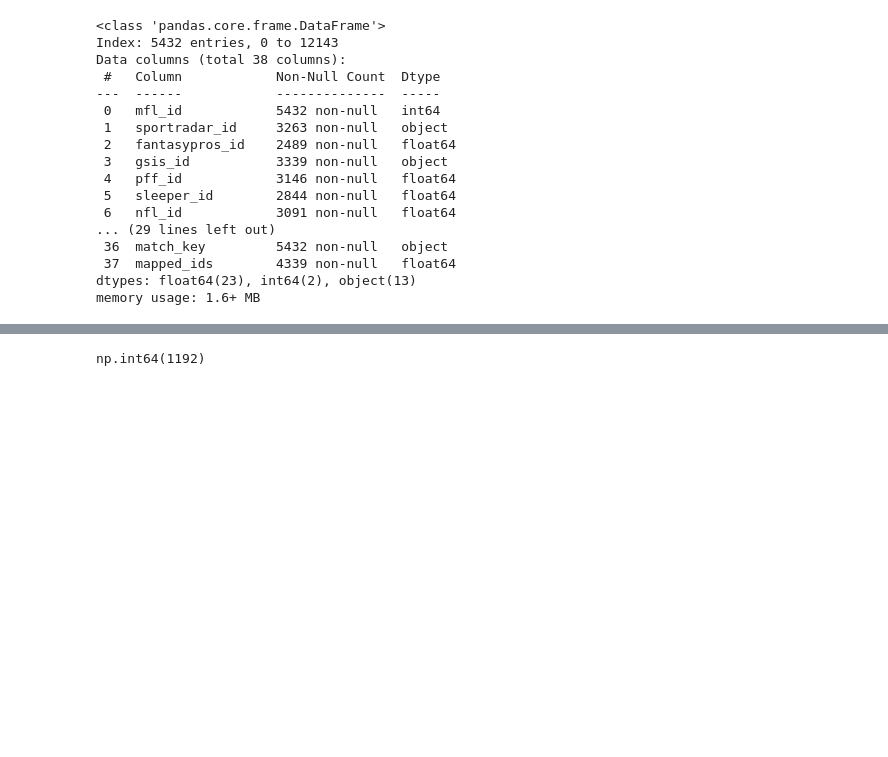
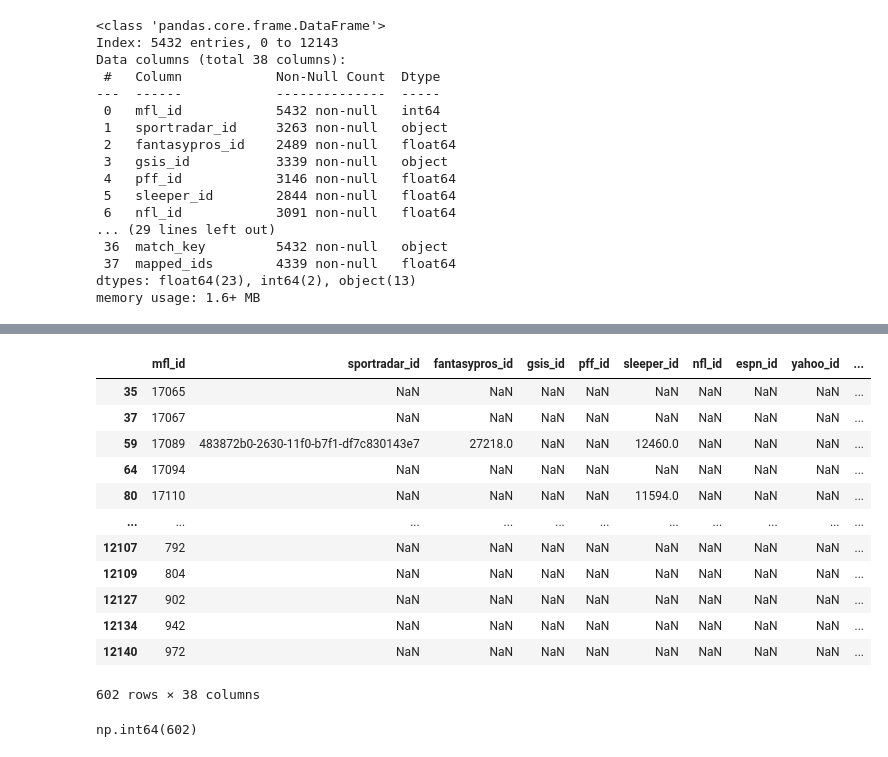
Before and after one commit to nicriv831/Fantasy-Football-Machine, a Jupyter notebook: data_cleaning2.ipynb, the cells around one changed output, grey strips where cells are left out. Drawn from its saved outputs; the diff is of its cells as text; code cells hidden in the pictures; blank space fills up the shorter version.

```diff
--- a/data_cleaning2.ipynb
+++ b/data_cleaning2.ipynb
@@ -347,4 +353,5 @@ master_raw[~master_raw['cleaned_name'].isin(yahoo_players['cleaned_name'])]
 # %%
-master_raw[master_raw['name'] == 'Travis Hunter']
+master_raw = master_raw[~((master_raw['cleaned_name'].duplicated(keep=False)) & (master_raw['mapped_ids'].isna()))]
+master_raw[master_raw['mapped_ids'].isna()].head()
 # %% [output]
 |  | mfl_id | sportradar_id | fantasypros_id | gsis_id | pff_id | sleeper_id | nfl_id | espn_id | yahoo_id | ... |
@@ -352,4 +363,21 @@ master_raw[master_raw['name'] == 'Travis Hunter']
+# %%
+master_raw.loc[(master_raw['mapped_ids'].isna()) & (master_raw['yahoo_id'].notna()), 'mapped_ids'] = master_raw.loc[(master_raw['mapped_ids'].isna()) & (master_raw['yahoo_id'].notna()), 'yahoo_id']
+master_raw[master_raw['mapped_ids'].isna()]
+# %% [output]
+|  | mfl_id | sportradar_id | fantasypros_id | gsis_id | pff_id | sleeper_id | nfl_id | espn_id | yahoo_id | ... |
+| 35 | 17065 | NaN | NaN | NaN | NaN | NaN | NaN | NaN | NaN | ... |
+| 37 | 17067 | NaN | NaN | NaN | NaN | NaN | NaN | NaN | NaN | ... |
+| 59 | 17089 | 483872b0-2630-11f0-b7f1-df7c830143e7 | 27218.0 | NaN | NaN | 12460.0 | NaN | NaN | NaN | ... |
+| 64 | 17094 | NaN | NaN | NaN | NaN | NaN | NaN | NaN | NaN | ... |
+| 80 | 17110 | NaN | NaN | NaN | NaN | 11594.0 | NaN | NaN | NaN | ... |
+| ... | ... | ... | ... | ... | ... | ... | ... | ... | ... | ... |
+| 12107 | 792 | NaN | NaN | NaN | NaN | NaN | NaN | NaN | NaN | ... |
+| 12109 | 804 | NaN | NaN | NaN | NaN | NaN | NaN | NaN | NaN | ... |
+| 12127 | 902 | NaN | NaN | NaN | NaN | NaN | NaN | NaN | NaN | ... |
+| 12134 | 942 | NaN | NaN | NaN | NaN | NaN | NaN | NaN | NaN | ... |
+| 12140 | 972 | NaN | NaN | NaN | NaN | NaN | NaN | NaN | NaN | ... |
+602 rows × 38 columns
 # %%
 master_raw['mapped_ids'].isna().sum()
 # %% [output]
-np.int64(1192)
+np.int64(602)
```
Also changed, not shown: parts of 134 cells of this notebook, 7 other files.
